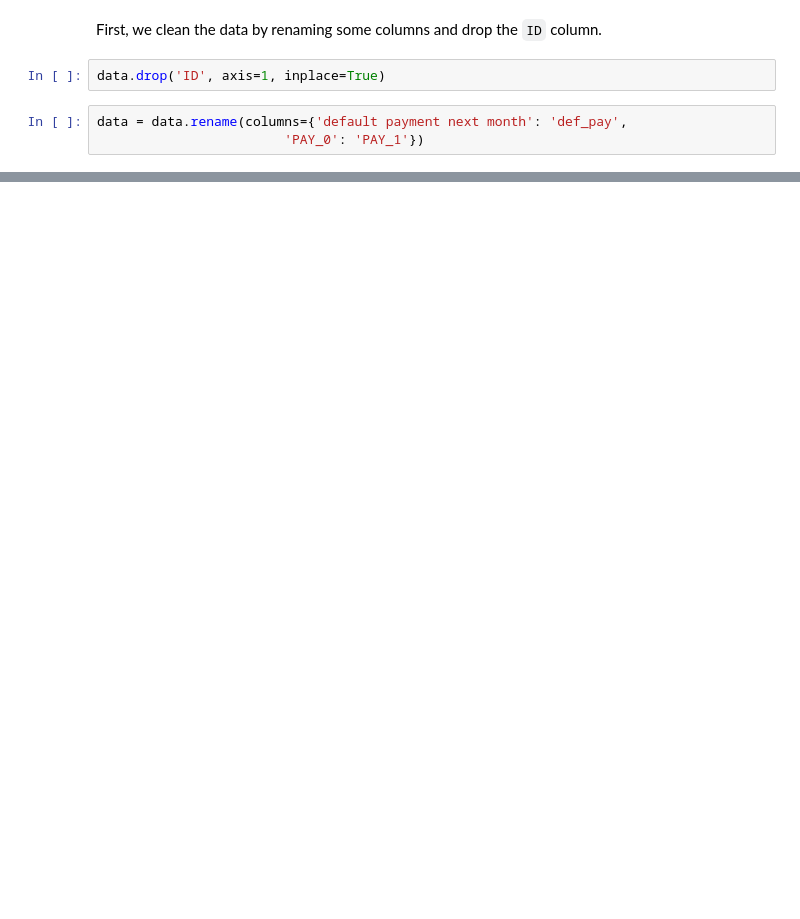
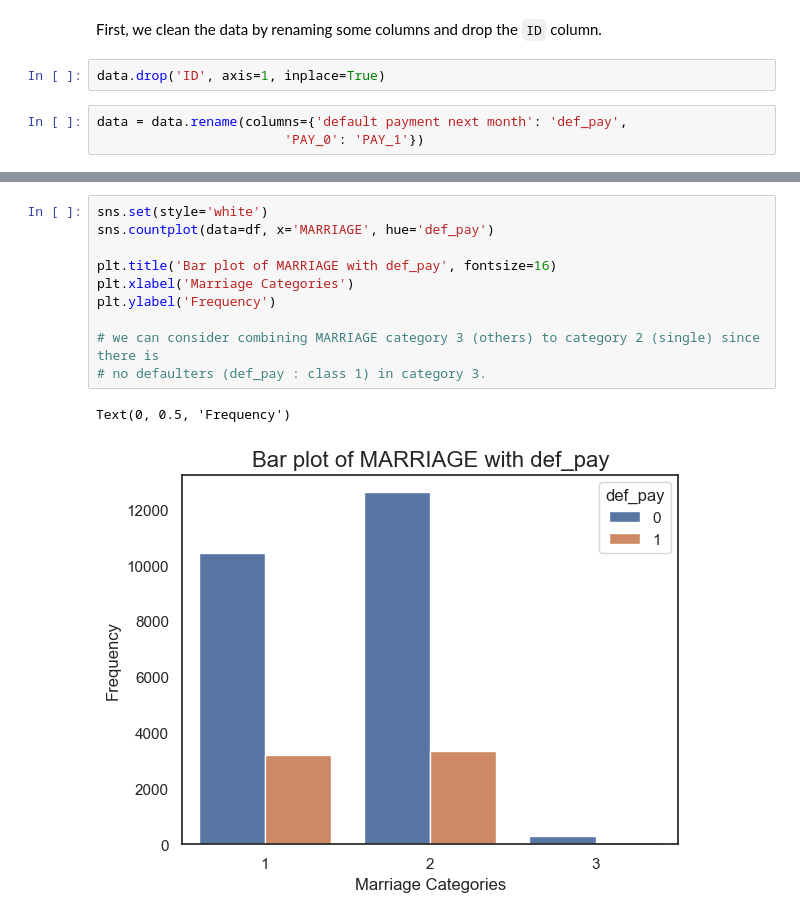
Before and after one commit to lihuicham/default-credit-card-clients-prediction, a Jupyter notebook: ProjectCode-Python.ipynb, the cells around one changed output, grey strips where cells are left out. Cells and saved outputs as stored; diff of their text form; blank space fills up the shorter version.

```diff
--- a/ProjectCode-Python.ipynb
+++ b/ProjectCode-Python.ipynb
@@ -304,0 +390,13 @@ df.head()
+# %%
+sns.set(style='white')
+sns.countplot(data=df, x='MARRIAGE', hue='def_pay')
+
+plt.title('Bar plot of MARRIAGE with def_pay', fontsize=16)
+plt.xlabel('Marriage Categories')
+plt.ylabel('Frequency')
+
+# we can consider combining MARRIAGE category 3 (others) to category 2 (single) since there is
+# no defaulters (def_pay : class 1) in category 3.
+# %% [output]
+Text(0, 0.5, 'Frequency')
+[figure, added]
```
Also changed, not shown: parts of 49 cells of this notebook, 1 other file.
